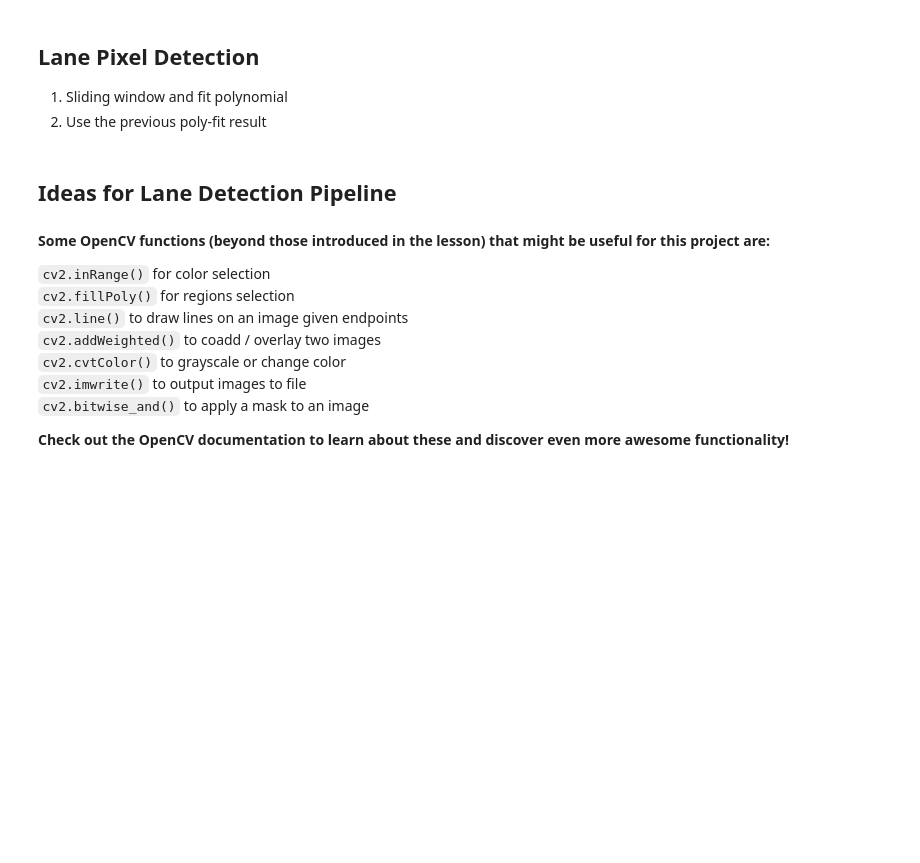
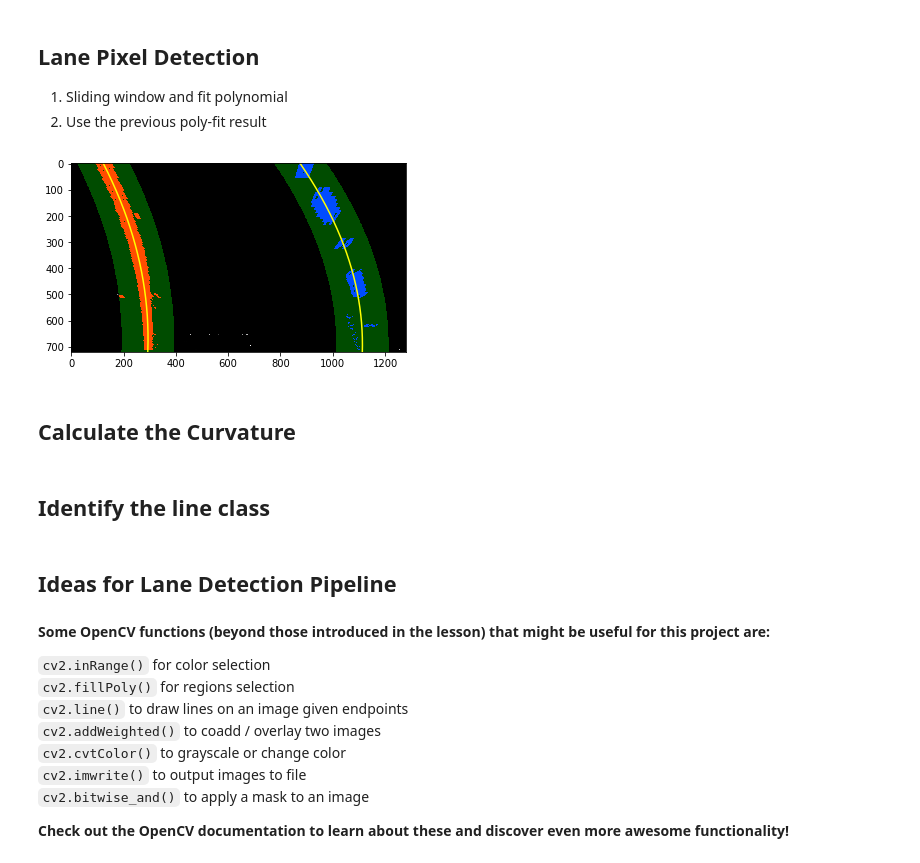
Before and after one commit to bboypupu/CarND-Advanced-Lane-Lines, a Jupyter notebook: adv_project.ipynb, the cells around one changed output. Saved outputs shown, nothing was run; the diff lists cells and outputs as text; code cells hidden in the pictures; blank space fills up the shorter version.

```diff
--- a/adv_project.ipynb
+++ b/adv_project.ipynb
@@ -347,2 +366,11 @@ class Find_Pixel(object):
         # End visualization steps
         return result
+# %%
+warped = pers_trans.warp_perspective(binarize(ud_img))
+
+find_pixel = Find_Pixel()
+result = find_pixel.search_and_fit(warped)
+# %% [output]
+[figure, added]
+# %% [markdown]
+## Calculate the Curvature
@@ -348,0 +403,2 @@ class Find_Pixel(object):
+# %% [markdown]
+## Identify the line class
```
Also changed, not shown: parts of 5 cells of this notebook.
